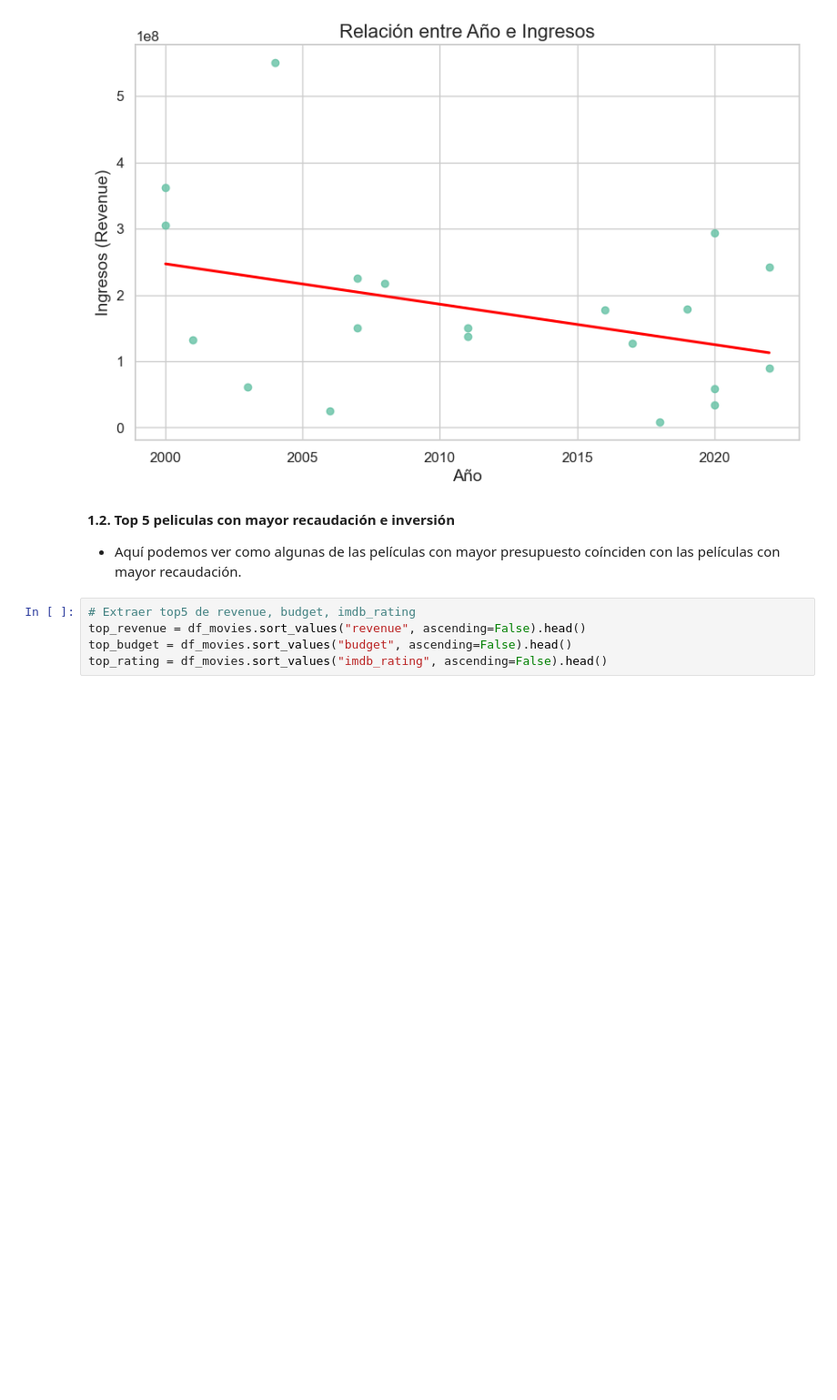
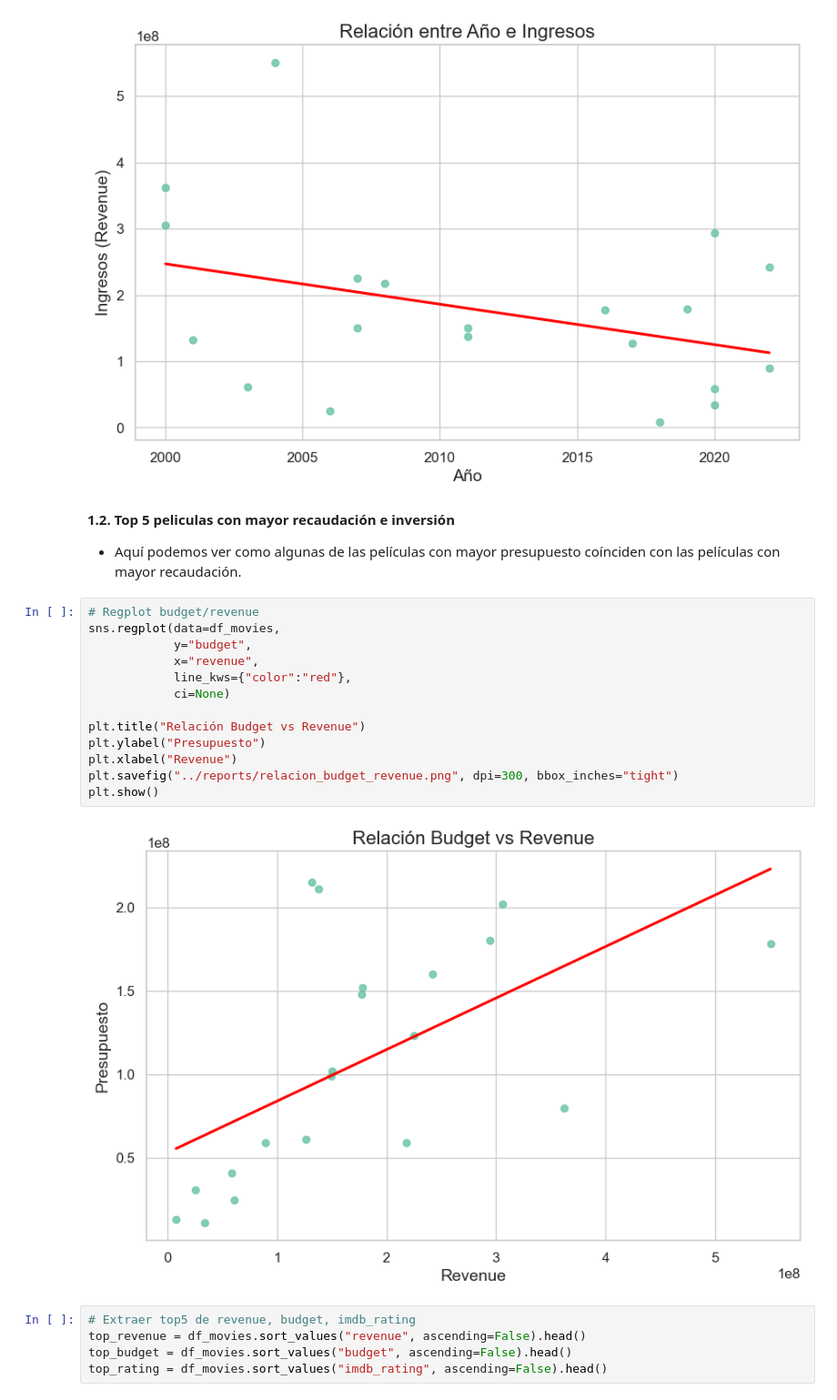
Before and after one commit to Andrea-Gauger/reto-data-movies, a Jupyter notebook: notebooks/03_visualizaciones_y_conclusiones.ipynb, the cells around one changed output. Shown at 91% size. Cells and saved outputs as stored; diff of their text form; blank space fills up the shorter version.

```diff
--- a/notebooks/03_visualizaciones.ipynb
+++ b/notebooks/03_visualizaciones_y_conclusiones.ipynb
@@ -114,6 +114,21 @@ plt.show()
 # %% [markdown]
 **1.2. Top 5 peliculas con mayor recaudación e inversión**
 - Aquí podemos ver como algunas de las películas con mayor presupuesto coínciden con las películas con mayor recaudación.
+# %%
+# Regplot budget/revenue
+sns.regplot(data=df_movies,
+            y="budget",
+            x="revenue",
+            line_kws={"color":"red"},
+            ci=None)
+
+plt.title("Relación Budget vs Revenue")
+plt.ylabel("Presupuesto")
+plt.xlabel("Revenue")
+plt.savefig("../reports/relacion_budget_revenue.png", dpi=300, bbox_inches="tight")
+plt.show()
+# %% [output]
+[figure, added]
 # %%
 # Extraer top5 de revenue, budget, imdb_rating
 top_revenue = df_movies.sort_values("revenue", ascending=False).head()
```
Also changed, not shown: parts of 16 cells of this notebook, 11 other files.
